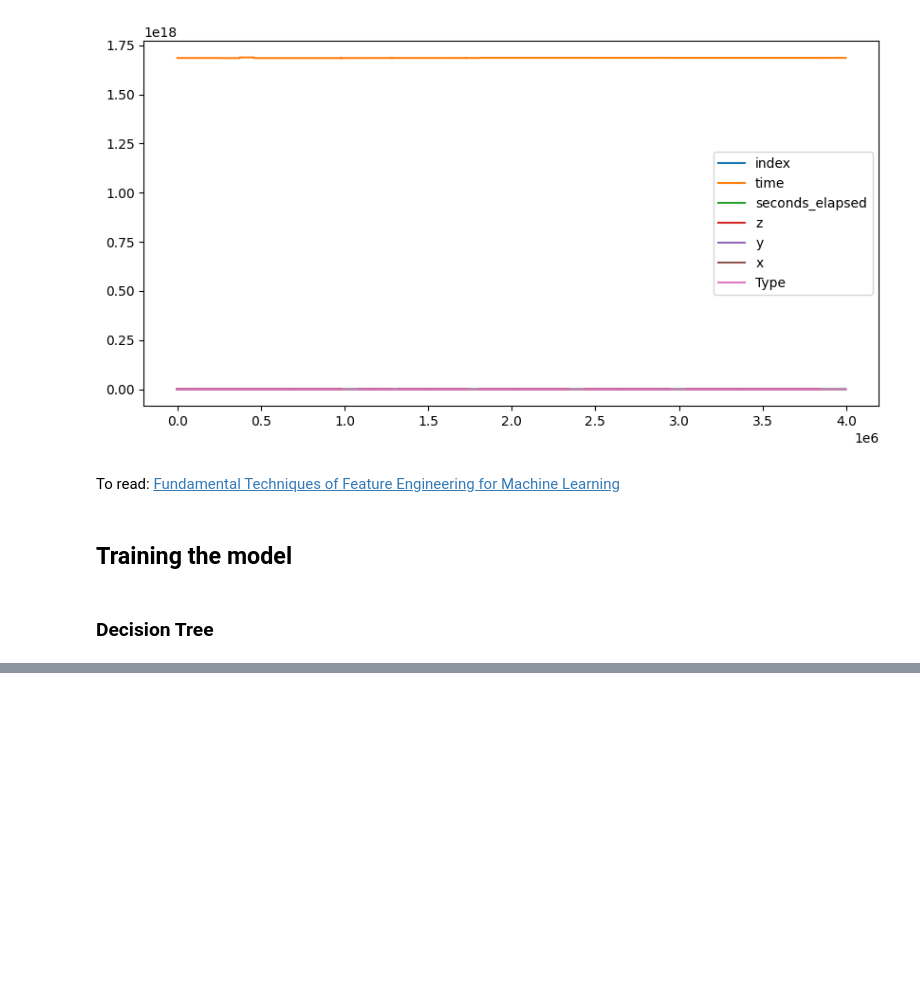
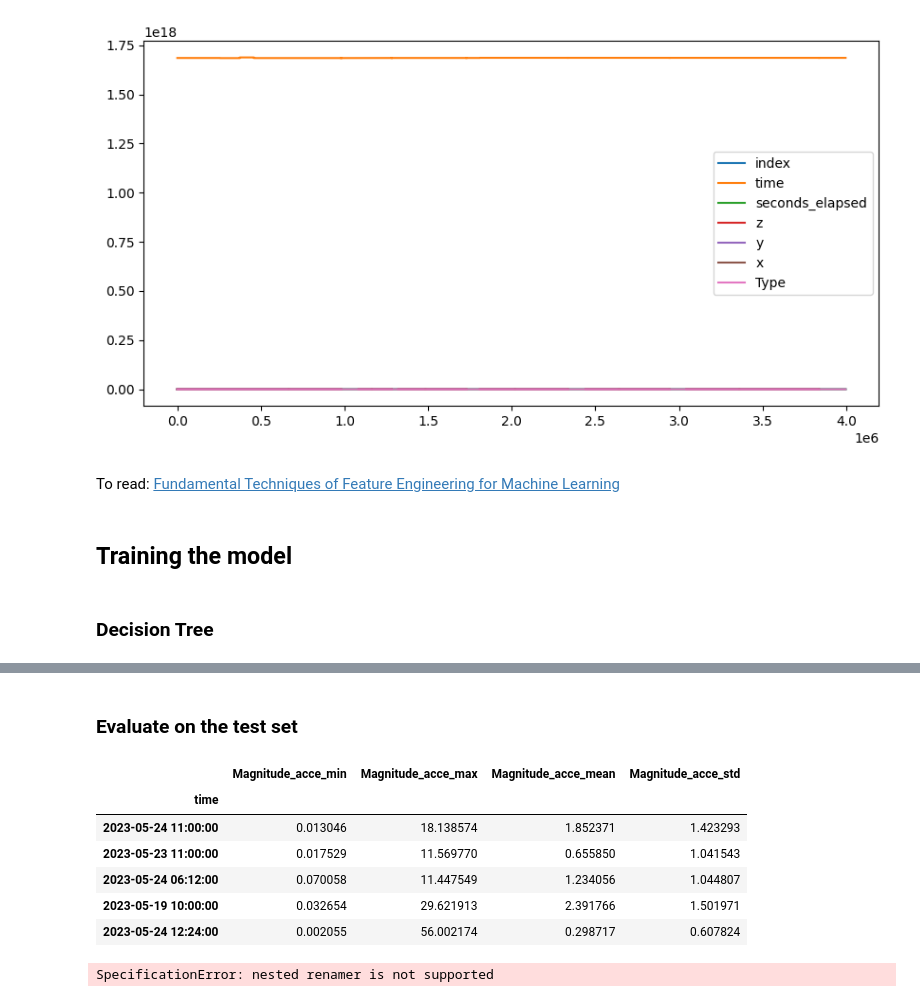
Before and after one commit to or81ynez/MaennerML, a Jupyter notebook: Maenner.ipynb, the cells around one changed output, grey strips where cells are left out. Drawn from its saved outputs; the diff is of its cells as text; code cells hidden in the pictures; blank space fills up the shorter version.

```diff
--- a/Maenner.ipynb
+++ b/Maenner.ipynb
@@ -270,0 +273,2 @@ fahrrad_df.head()
+# %%
+df_completed = pd.concat([ubahn_df, fahrrad_df])
@@ -329,0 +344,8 @@ print("END TREE")
+# %%
+#separating labels and predictors
+x = df_completed.drop('Type',axis=1)
+y = df_completed['Type'].values
+
+#splitting train (75%) and test set (25%)
+from sklearn.model_selection import train_test_split
+x_train, x_test, y_train, y_test = train_test_split(x, y, test_size=0.25, random_state=42)
@@ -386,0 +449,17 @@ plt.legend()
+# %% [markdown]
+### Evaluate on the test set
+# %%
+x_test.head()
+# %% [output]
+|  | Magnitude_acce_min | Magnitude_acce_max | Magnitude_acce_mean | Magnitude_acce_std |
+| time |  |  |  |  |
+| 2023-05-24 11:00:00 | 0.013046 | 18.138574 | 1.852371 | 1.423293 |
+| 2023-05-23 11:00:00 | 0.017529 | 11.569770 | 0.655850 | 1.041543 |
+| 2023-05-24 06:12:00 | 0.070058 | 11.447549 | 1.234056 | 1.044807 |
+| 2023-05-19 10:00:00 | 0.032654 | 29.621913 | 2.391766 | 1.501971 |
+| 2023-05-24 12:24:00 | 0.002055 | 56.002174 | 0.298717 | 0.607824 |
+# %%
+#making predictions on the test set using the Decision tree model with pruning
+x_test_prep = df_completed.transform(x_test)
+# %% [output]
+SpecificationError: nested renamer is not supported
```
Also changed, not shown: parts of 18 cells of this notebook.
